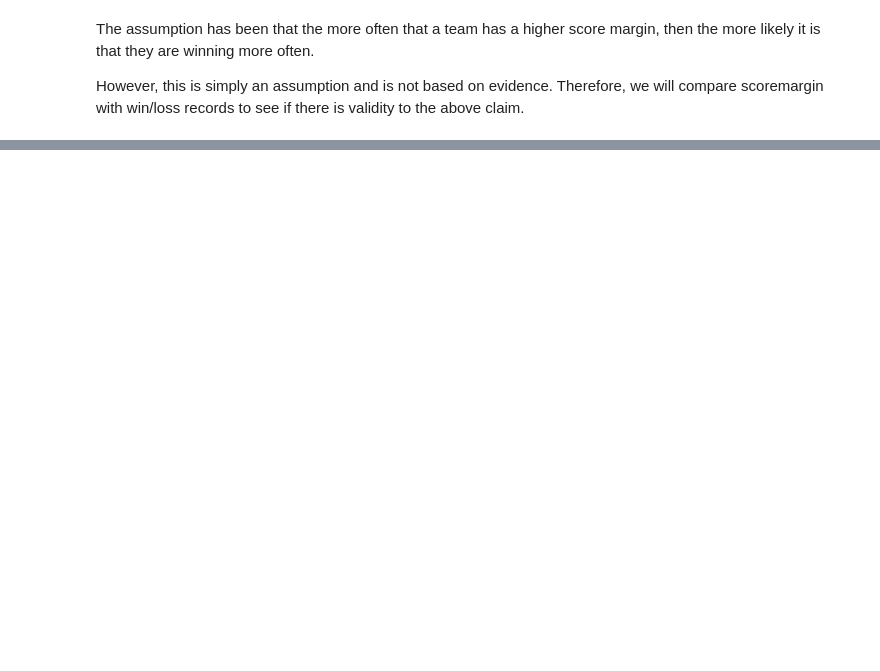
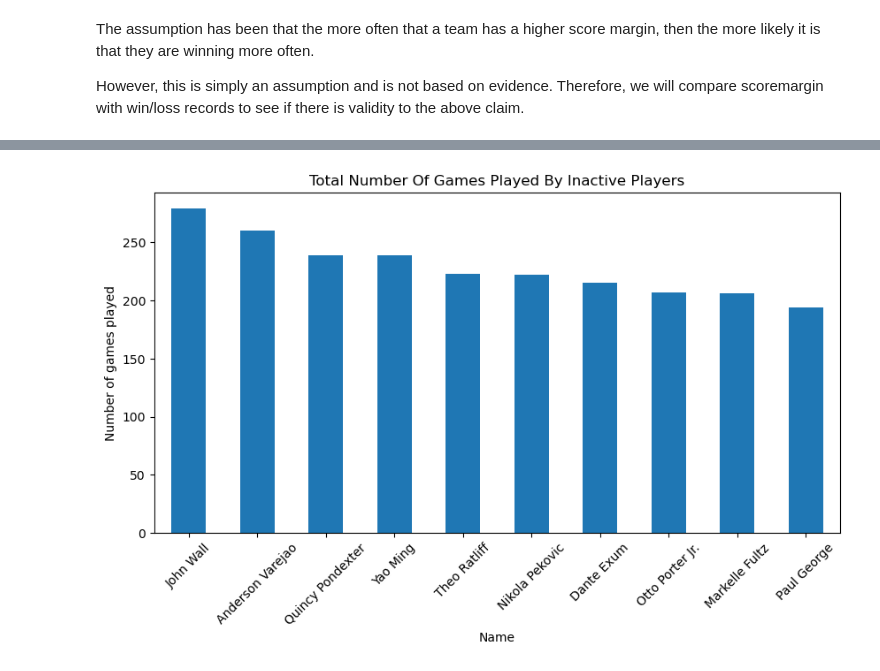
Before and after one commit to mustafaradheyyan/Revisiting-Pep-II, a Jupyter notebook: working_notebooks/eda_nba.ipynb, the cells around one changed output, grey strips where cells are left out. Drawn from its saved outputs; the diff is of its cells as text; code cells hidden in the pictures; blank space fills up the shorter version.

```diff
--- a/working_notebooks/eda_nba.ipynb
+++ b/working_notebooks/eda_nba.ipynb
@@ -373,0 +232,9 @@ play_by_play
+# %%
+player_name_separate = player_stats.copy()
+player_name_separate = (
+    player_name_separate[['display_first_last']]
+                        .reset_index()
+                        .drop_duplicates(subset=['player_id'])
+                        .set_index('player_id')
+                        )
+player_name_separate
@@ -373,0 +280,12 @@ play_by_play
+# %%
+(player_name_separate
+ .join(player_stats[['game_id', 'display_first_last']]
+       .reset_index()
+       .groupby('player_id')
+       .size()
+       .to_frame('Number of games played'))
+ .nlargest(10, 'Number of games played')
+).plot.bar(x='display_first_last', rot=45, figsize=(10,5), xlabel="Name", ylabel="Number of games played",
+           title="Total number of games played by inactive players".title(), legend=False);
+# %% [output]
+[figure, added]
```
Also changed, not shown: parts of 35 cells of this notebook.
